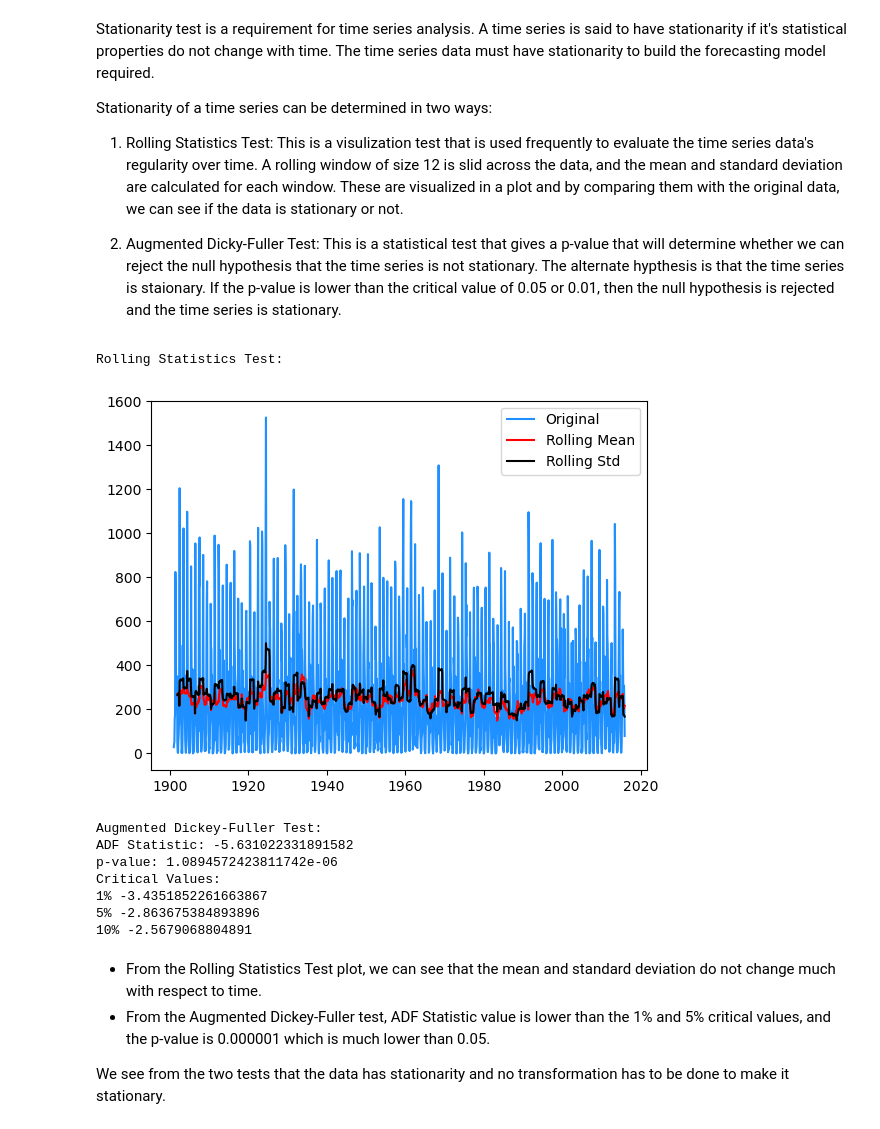
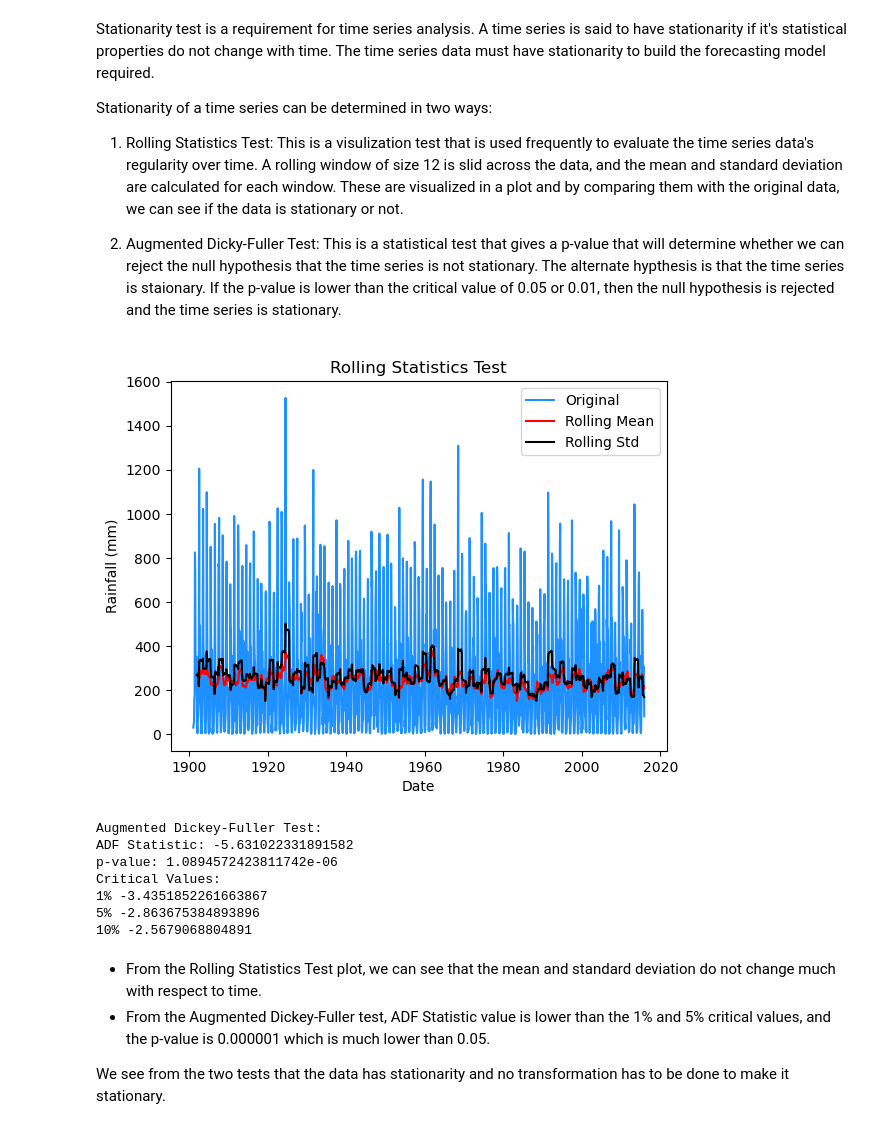
Before and after one commit to jishnu3000/flood-prediction, a Jupyter notebook: F20PA.ipynb, the cells around one changed output. Saved outputs shown, nothing was run; the diff lists cells and outputs as text; code cells hidden in the pictures.

```diff
--- a/F20PA.ipynb
+++ b/F20PA.ipynb
@@ -381,34 +382,36 @@ Stationarity of a time series can be determined in two ways:
 # %%
 # Determine rolling mean and standard deviation
 rolling_mean = train['Rainfall(mm)'].rolling(window=12).mean()
 rolling_std = train['Rainfall(mm)'].rolling(window=12).std()
 
 # Plot rolling statistics:
-print("Rolling Statistics Test:")
 original = plt.plot(train['Rainfall(mm)'], color='dodgerblue',label='Original')
 mean = plt.plot(rolling_mean, color='red', label='Rolling Mean')
 std = plt.plot(rolling_std, color='black', label = 'Rolling Std')
 plt.legend(loc='best')
+plt.title('Rolling Statistics Test')
+plt.xlabel('Date')
+plt.ylabel('Rainfall (mm)')
+plt.show()
 plt.show()
 
 # Perform Augmented Dickey-Fuller test:
 print('Augmented Dickey-Fuller Test:')
 adfuller_test = adfuller(train['Rainfall(mm)'], autolag='AIC')
 print(f'ADF Statistic: {adfuller_test[0]}')
 print(f'p-value: {adfuller_test[1]}')
 print('Critical Values:')
 for key, value in adfuller_test[4].items():
         print(key, value)
 # %% [output]
+[figure, new version]
-Rolling Statistics Test:
+Augmented Dickey-Fuller Test:
+ADF Statistic: -5.631022331891582
+p-value: 1.0894572423811742e-06
+Critical Values:
+1% -3.4351852261663867
+5% -2.863675384893896
+10% -2.5679068804891
-[figure, old version]
-Augmented Dickey-Fuller Test:
-ADF Statistic: -5.631022331891582
-p-value: 1.0894572423811742e-06
-Critical Values:
-1% -3.4351852261663867
-5% -2.863675384893896
-10% -2.5679068804891
 # %% [markdown]
 - From the Rolling Statistics Test plot, we can see that the mean and standard deviation do not change much with respect to time.
 - From the Augmented Dickey-Fuller test, ADF Statistic value is lower than the 1% and 5% critical values, and the p-value is 0.000001 which is much lower than 0.05.
```
Also changed, not shown: parts of 11 cells of this notebook.
